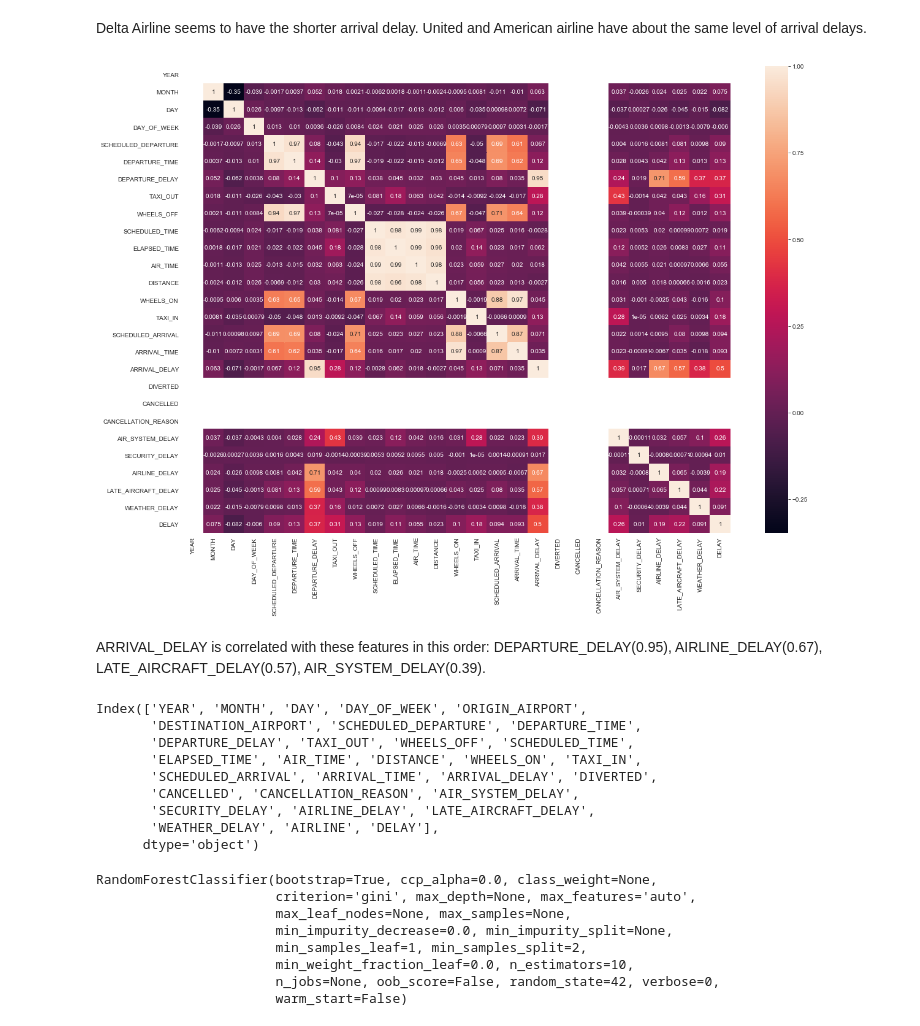
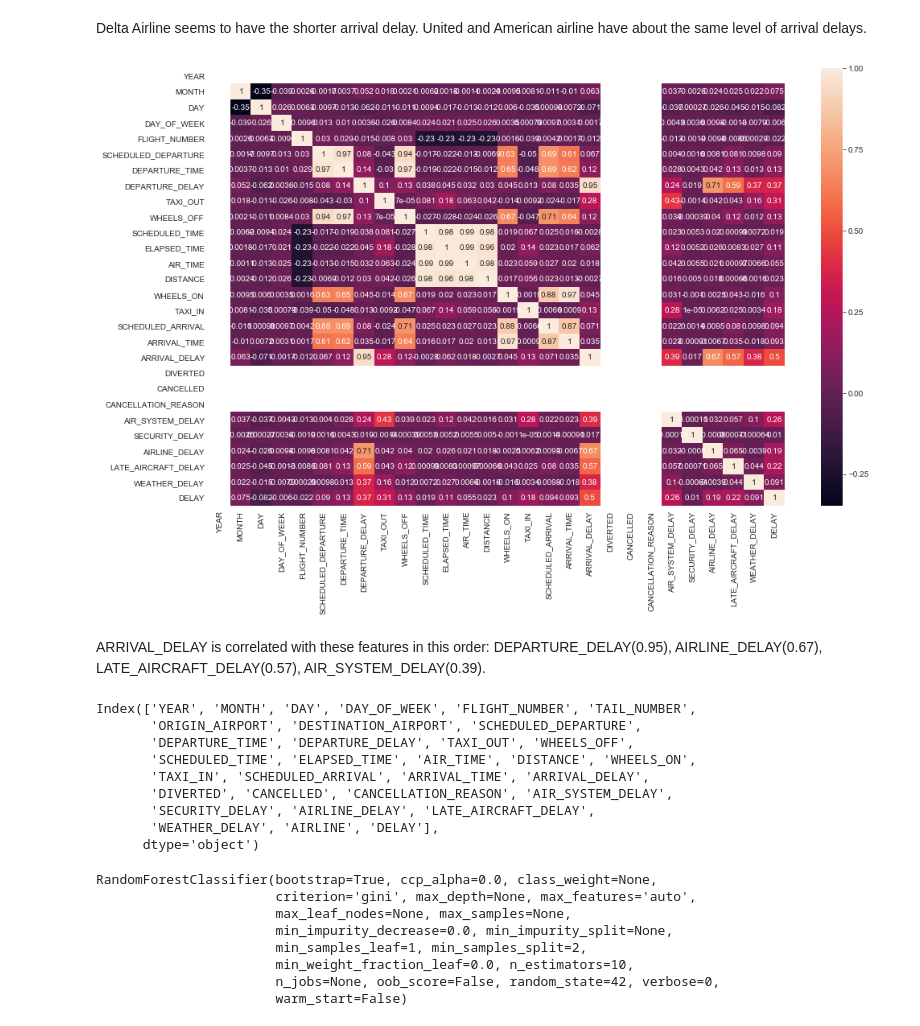
Before and after one commit to leukamal/dsc-mod-5-project-online-ds-pt-071519, a Jupyter notebook: student.ipynb, the cells around one changed output. Cells and saved outputs as stored; diff of their text form; code cells hidden in the pictures.

```diff
--- a/student.ipynb
+++ b/student.ipynb
@@ -223,8 +223,6 @@ plt.show()
 American airline appears to have more delays than any other airline.
 # %% [markdown]
 We will try to keep our model as simple as possible; we will considere that we have a flight delay when the 'ARRIVAL_DELAY' is greater than 0 and vice versa.
-# %%
-flights['DELAYED'] = flights.loc[:,'ARRIVAL_DELAY'].values > 0
 # %%
 flights['DELAY'] = np.where(flights.ARRIVAL_DELAY >= 0, 1, 0)
 flights.head()
@@ -236,8 +234,3 @@ flights.head()
 | 3 | 2015 | 1 | 1 | 4 | 122 | N413AS | ANC | ... |
 | 4 | 2015 | 1 | 1 | 4 | 130 | N457AS | FAI | ... |
 5 rows × 32 columns
-# %%
-
-#We can also drop FLIGHT_NUMBER and TAIL_NUMBER as these may not be relevant to the model
-flights = flights.drop([ 'FLIGHT_NUMBER', 'TAIL_NUMBER'], axis=1)
-flights.head()
@@ -320,22 +309,22 @@ fig = plt.title("Airline Vs Average Arrival Delay Minutes")
 Delta Airline seems to have the shorter arrival delay. United and American airline have about the same level of arrival delays.
 # %%
 #Checking how correlated our features are
-axis = plt.subplots(figsize=(20,14))
+axis = plt.subplots(figsize=(16,10))
 sns.heatmap(data_3.corr(),annot = True)
 plt.show()
 # %% [output]
-[figure, old version]
+[figure, new version]
 # %% [markdown]
 ARRIVAL_DELAY is correlated with these features in this order: DEPARTURE_DELAY(0.95), AIRLINE_DELAY(0.67), LATE_AIRCRAFT_DELAY(0.57), AIR_SYSTEM_DELAY(0.39).
 # %%
 data_3.columns
 # %% [output]
-Index(['YEAR', 'MONTH', 'DAY', 'DAY_OF_WEEK', 'ORIGIN_AIRPORT',
-       'DESTINATION_AIRPORT', 'SCHEDULED_DEPARTURE', 'DEPARTURE_TIME',
-       'DEPARTURE_DELAY', 'TAXI_OUT', 'WHEELS_OFF', 'SCHEDULED_TIME',
-       'ELAPSED_TIME', 'AIR_TIME', 'DISTANCE', 'WHEELS_ON', 'TAXI_IN',
-       'SCHEDULED_ARRIVAL', 'ARRIVAL_TIME', 'ARRIVAL_DELAY', 'DIVERTED',
-       'CANCELLED', 'CANCELLATION_REASON', 'AIR_SYSTEM_DELAY',
+Index(['YEAR', 'MONTH', 'DAY', 'DAY_OF_WEEK', 'FLIGHT_NUMBER', 'TAIL_NUMBER',
+       'ORIGIN_AIRPORT', 'DESTINATION_AIRPORT', 'SCHEDULED_DEPARTURE',
+       'DEPARTURE_TIME', 'DEPARTURE_DELAY', 'TAXI_OUT', 'WHEELS_OFF',
+       'SCHEDULED_TIME', 'ELAPSED_TIME', 'AIR_TIME', 'DISTANCE', 'WHEELS_ON',
+       'TAXI_IN', 'SCHEDULED_ARRIVAL', 'ARRIVAL_TIME', 'ARRIVAL_DELAY',
+       'DIVERTED', 'CANCELLED', 'CANCELLATION_REASON', 'AIR_SYSTEM_DELAY',
        'SECURITY_DELAY', 'AIRLINE_DELAY', 'LATE_AIRCRAFT_DELAY',
        'WEATHER_DELAY', 'AIRLINE', 'DELAY'],
       dtype='object')
```
Also changed, not shown: parts of 59 cells of this notebook.
